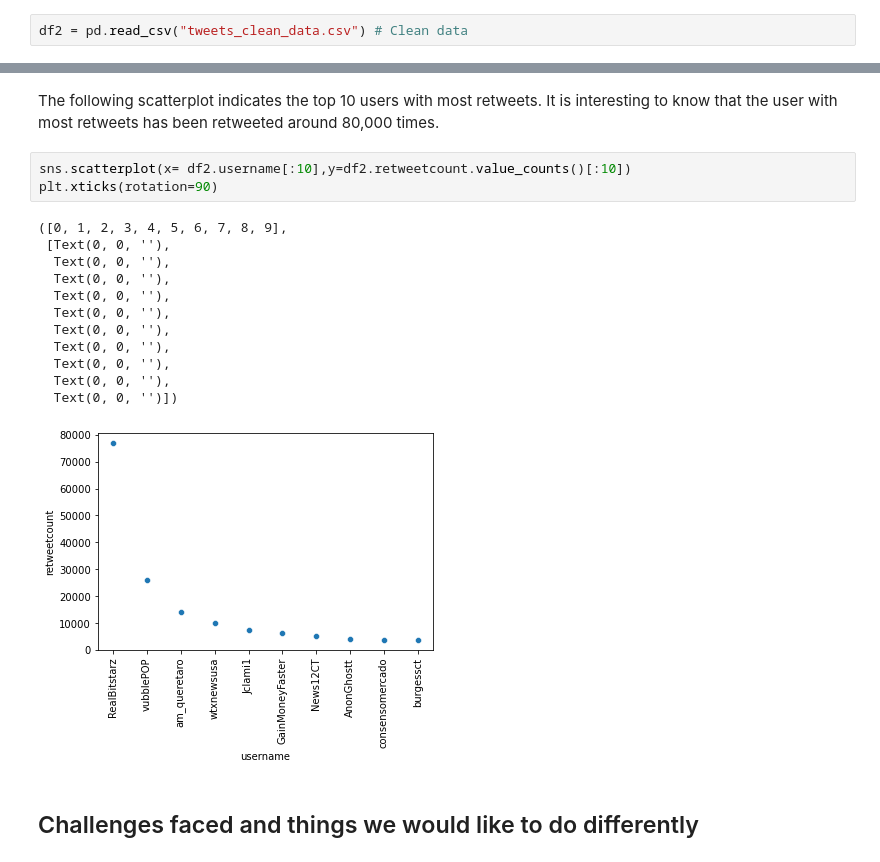
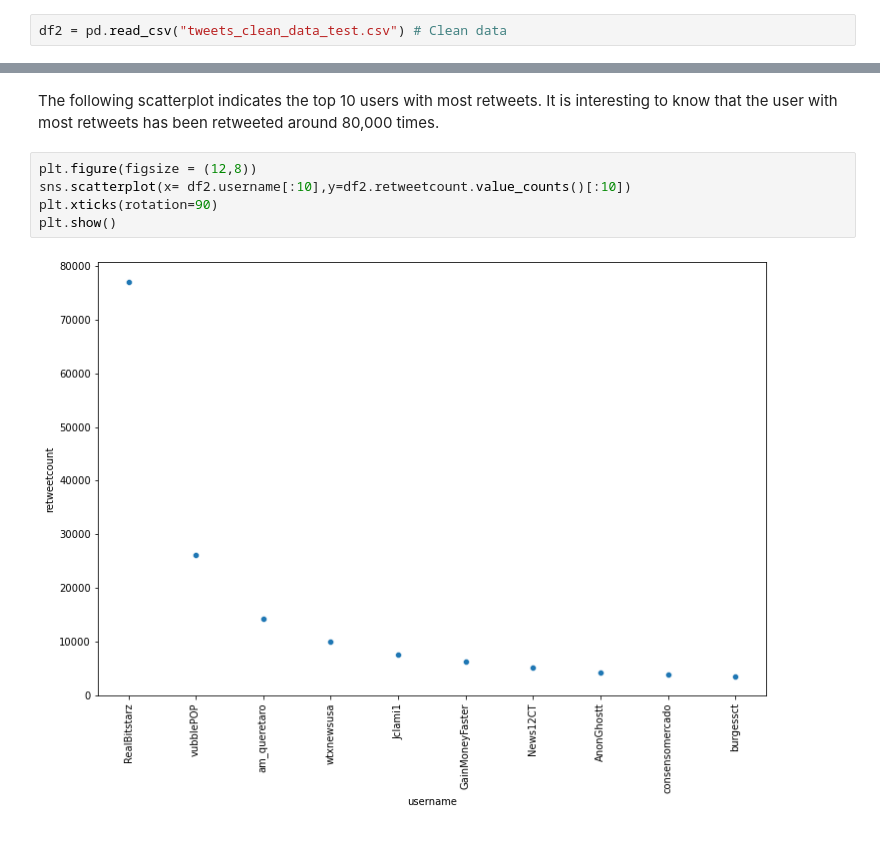
Before and after one commit to sushanthsreenivas/sushanthsreenivas..github.io, a Jupyter notebook: binder/test-sushanth.ipynb, the cells around one changed output, grey strips where cells are left out. Saved outputs shown, nothing was run; the diff lists cells and outputs as text.

```diff
--- a/binder/test-sushanth.ipynb
+++ b/binder/test-sushanth.ipynb
@@ -142,7 +281,7 @@ df.drop("acctdesc", axis=1, inplace=True)
 df.drop("text", axis=1, inplace=True)
 df.drop("hashtags", axis=1, inplace=True)
 # %%
-df2 = pd.read_csv("tweets_clean_data.csv") # Clean data
+df2 = pd.read_csv("tweets_clean_data_test.csv") # Clean data
 # %%
 df2.head()
 # %% [output]
@@ -186,20 +317,9 @@ plt.xticks(rotation=90)
 # %% [markdown]
 The following scatterplot indicates the top 10 users with most retweets. It is interesting to know that the user with most retweets has been retweeted around 80,000 times.
 # %%
+plt.figure(figsize = (12,8))
 sns.scatterplot(x= df2.username[:10],y=df2.retweetcount.value_counts()[:10])
 plt.xticks(rotation=90)
+plt.show()
 # %% [output]
-([0, 1, 2, 3, 4, 5, 6, 7, 8, 9],
- [Text(0, 0, ''),
-  Text(0, 0, ''),
-  Text(0, 0, ''),
-  Text(0, 0, ''),
-  Text(0, 0, ''),
-  Text(0, 0, ''),
-  Text(0, 0, ''),
-  Text(0, 0, ''),
-  Text(0, 0, ''),
-  Text(0, 0, '')])
-[figure, old version]
+[figure, new version]
-# %% [markdown]
-## Challenges faced and things we would like to do differently
```
Also changed, not shown: parts of 19 cells of this notebook.
